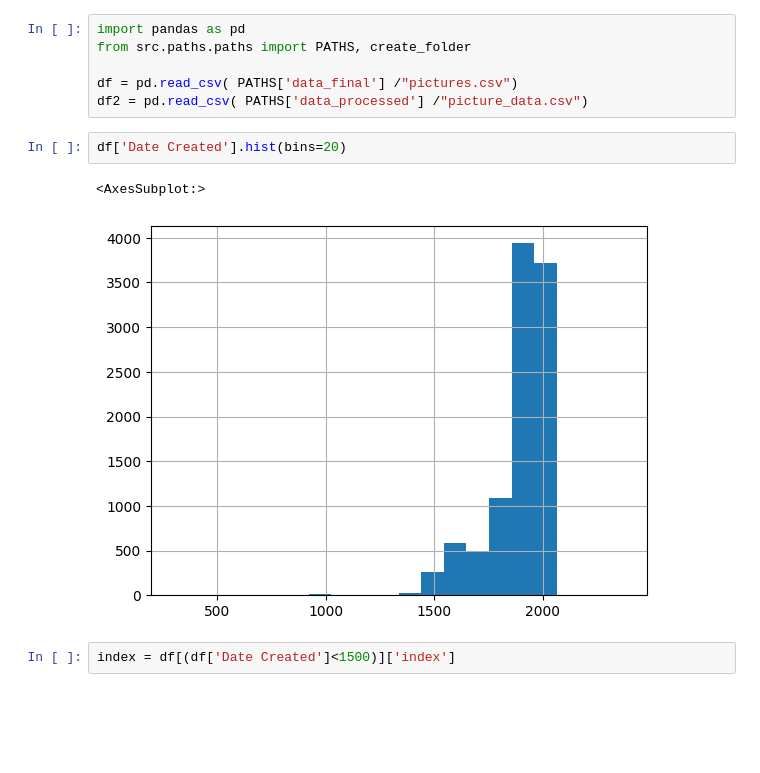
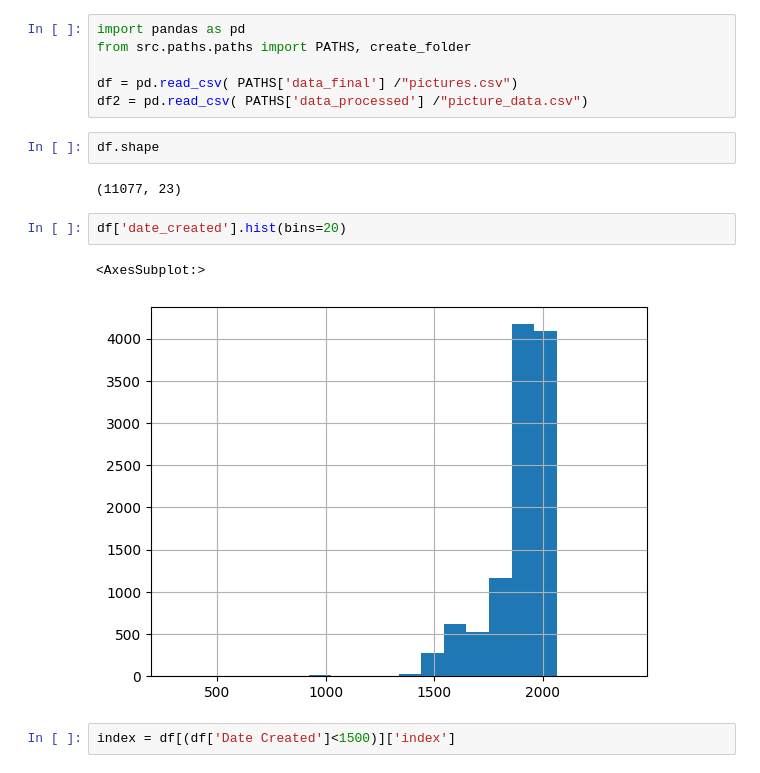
Before and after one commit to alejomaar/machine-learning, a Jupyter notebook: clasification/Google Art and Culture/notebooks/fix.ipynb, the cells around one changed output. Saved outputs shown, nothing was run; the diff lists cells and outputs as text; blank space fills up the shorter version.

```diff
--- a/clasification/Google Art and Culture/notebooks/fix.ipynb
+++ b/clasification/Google Art and Culture/notebooks/fix.ipynb
@@ -4,11 +4,15 @@ from src.paths.paths import PATHS, create_folder
 
 df = pd.read_csv( PATHS['data_final'] /"pictures.csv")
 df2 = pd.read_csv( PATHS['data_processed'] /"picture_data.csv")
+# %%
+df.shape
+# %% [output]
+(11077, 23)
 # %%
-df['Date Created'].hist(bins=20)
+df['date_created'].hist(bins=20)
 # %% [output]
 <AxesSubplot:>
-[figure, old version]
+[figure, new version]
 # %%
 index = df[(df['Date Created']<1500)]['index']
 # %%
```
Also changed, not shown: parts of 1 cell of this notebook, 15 other files.
